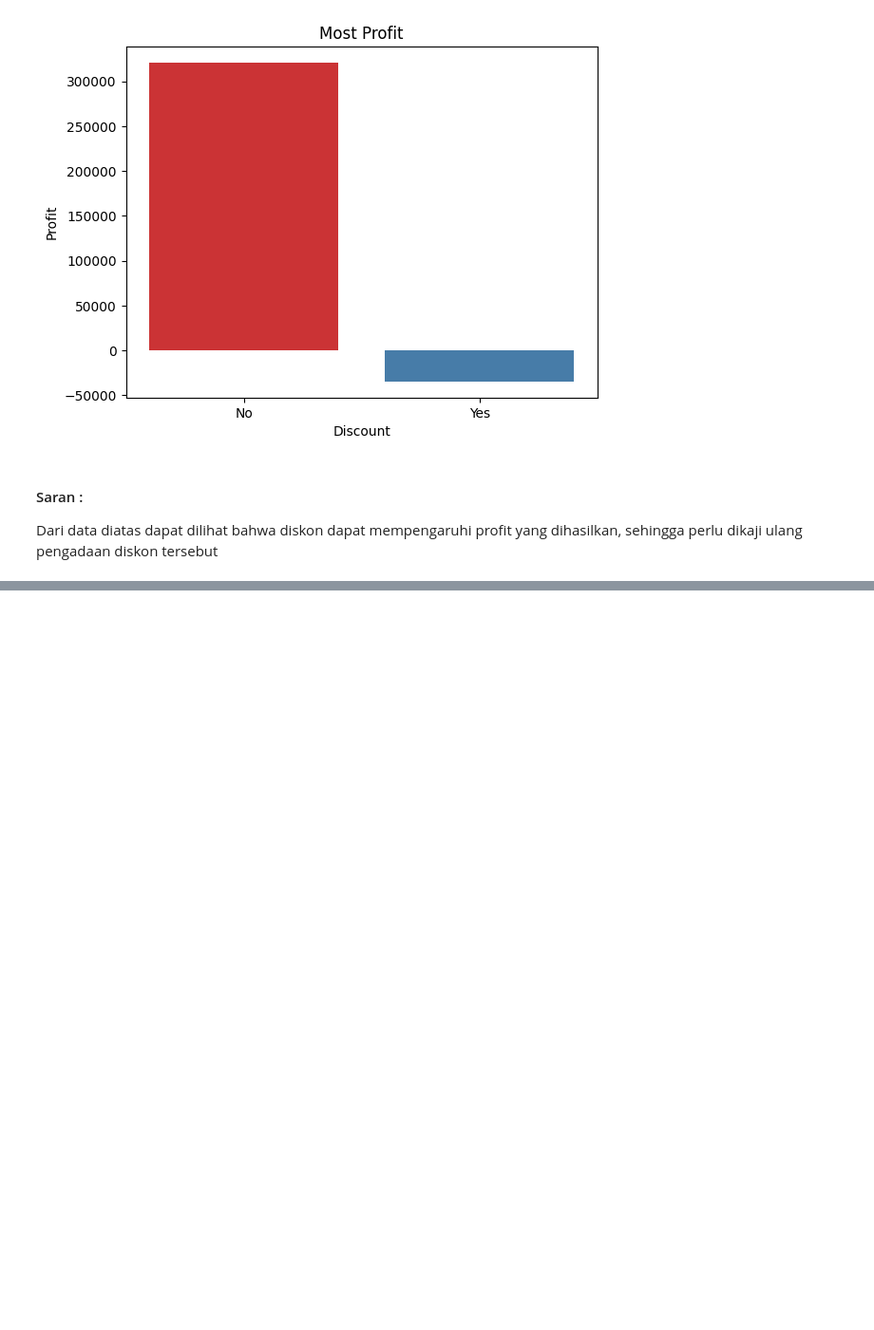
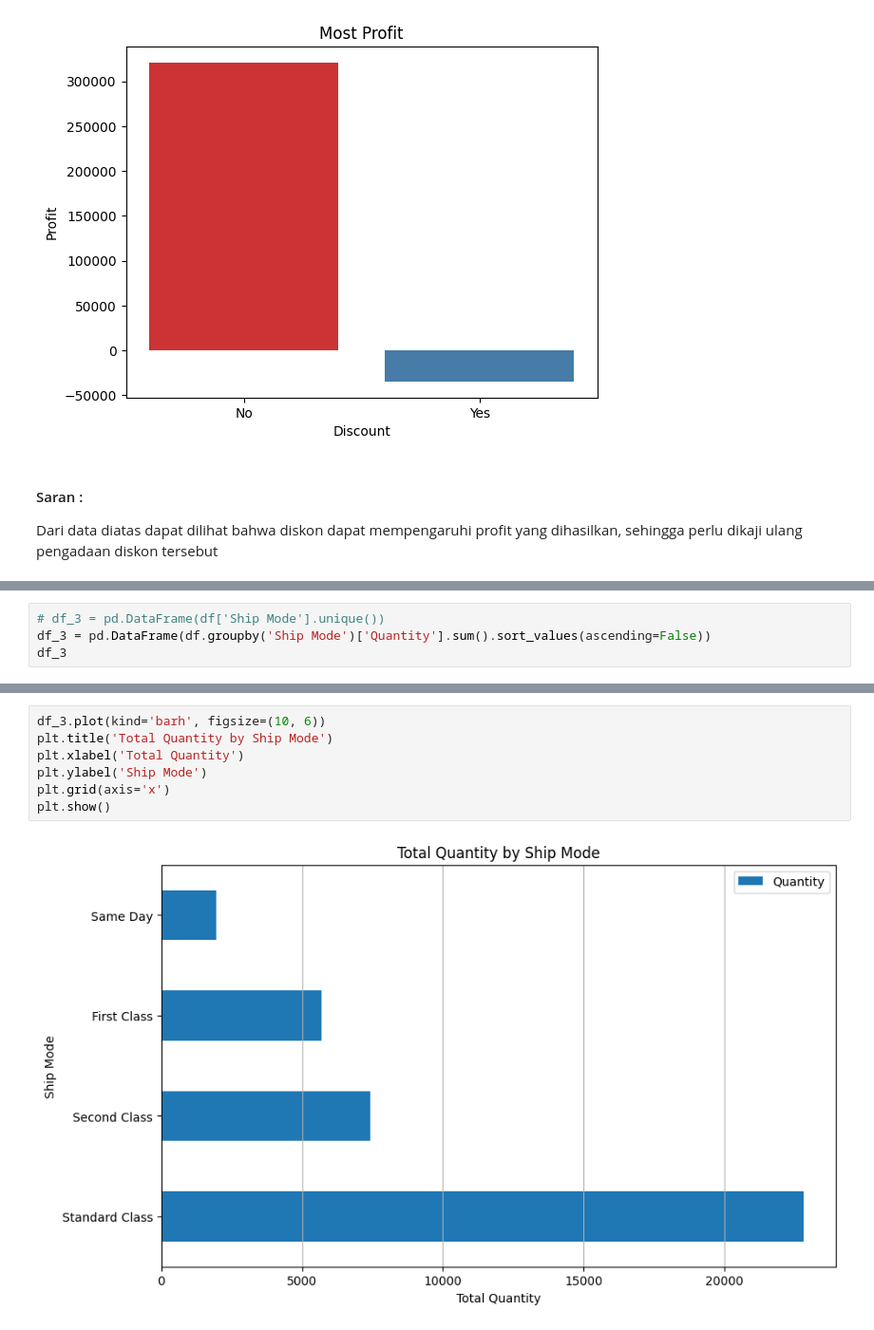
Before and after one commit to tonimurfid/Tugas_Internship_BCC, a Jupyter notebook: python/EDA_5_Fatoni Murfid Syaafii.ipynb, the cells around one changed output, grey strips where cells are left out. Shown at 95% size. Saved outputs shown, nothing was run; the diff lists cells and outputs as text; blank space fills up the shorter version.

```diff
--- a/python/EDA_5_Fatoni Murfid Syaafii.ipynb
+++ b/python/EDA_5_Fatoni Murfid Syaafii.ipynb
@@ -91,0 +110,4 @@ Dari data diatas dapat dilihat bahwa diskon dapat mempengaruhi profit yang dihas
+# %%
+# df_3 = pd.DataFrame(df['Ship Mode'].unique())
+df_3 = pd.DataFrame(df.groupby('Ship Mode')['Quantity'].sum().sort_values(ascending=False))
+df_3
@@ -91,0 +121,9 @@ Dari data diatas dapat dilihat bahwa diskon dapat mempengaruhi profit yang dihas
+# %%
+df_3.plot(kind='barh', figsize=(10, 6))
+plt.title('Total Quantity by Ship Mode')
+plt.xlabel('Total Quantity')
+plt.ylabel('Ship Mode')
+plt.grid(axis='x')
+plt.show()
+# %% [output]
+[figure, added]
```
Also changed, not shown: parts of 3 cells of this notebook.
